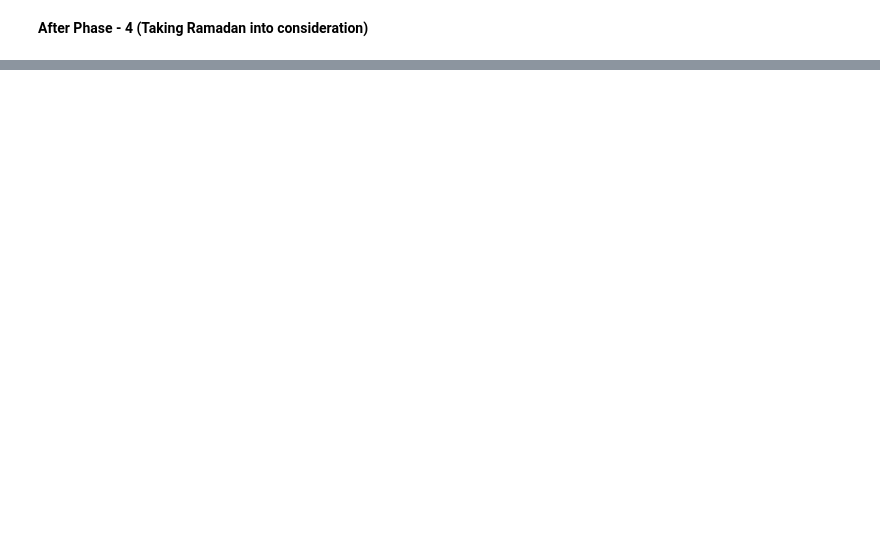
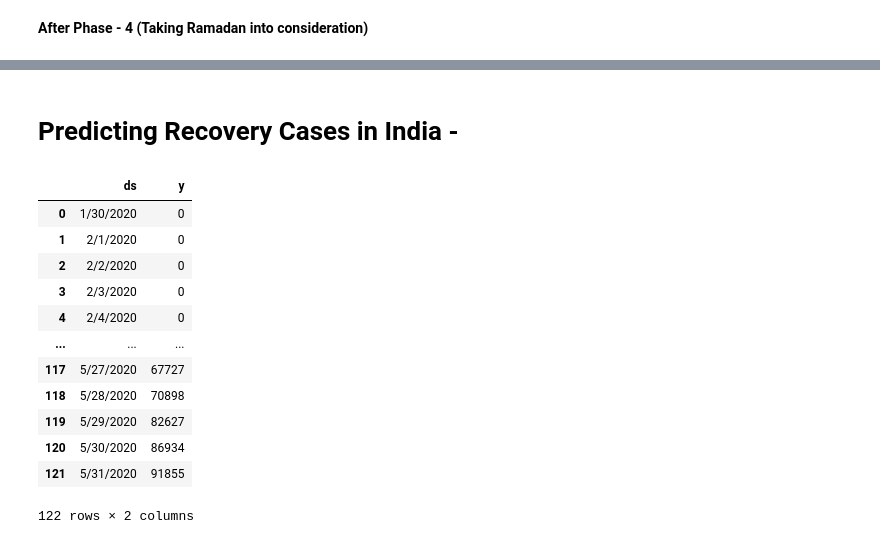
Before and after one commit to 41x3n/Impact-of-lockdown-in-India-COVID-19, a Jupyter notebook: analysis.ipynb, the cells around one changed output, grey strips where cells are left out. Saved outputs shown, nothing was run; the diff lists cells and outputs as text; code cells hidden in the pictures; blank space fills up the shorter version.

```diff
--- a/analysis.ipynb
+++ b/analysis.ipynb
@@ -677,3 +677,25 @@ py.iplot(fig)
 INFO:fbprophet:Disabling yearly seasonality. Run prophet with yearly_seasonality=True to override this.
 INFO:fbprophet:Disabling daily seasonality. Run prophet with daily_seasonality=True to override this.
 [interactive output not drawn]
+# %% [markdown]
+# Predicting Recovery Cases in India -
+# %%
+recover = recover_df.iloc[38:,7:]
+recover = recover.T
+recover = recover.reset_index()
+recover.columns = ['ds', 'y']
+recover
+# %% [output]
+|  | ds | y |
+| 0 | 1/30/2020 | 0 |
+| 1 | 2/1/2020 | 0 |
+| 2 | 2/2/2020 | 0 |
+| 3 | 2/3/2020 | 0 |
+| 4 | 2/4/2020 | 0 |
+| ... | ... | ... |
+| 117 | 5/27/2020 | 67727 |
+| 118 | 5/28/2020 | 70898 |
+| 119 | 5/29/2020 | 82627 |
+| 120 | 5/30/2020 | 86934 |
+| 121 | 5/31/2020 | 91855 |
+122 rows × 2 columns
```
Also changed, not shown: parts of 4 cells of this notebook.
